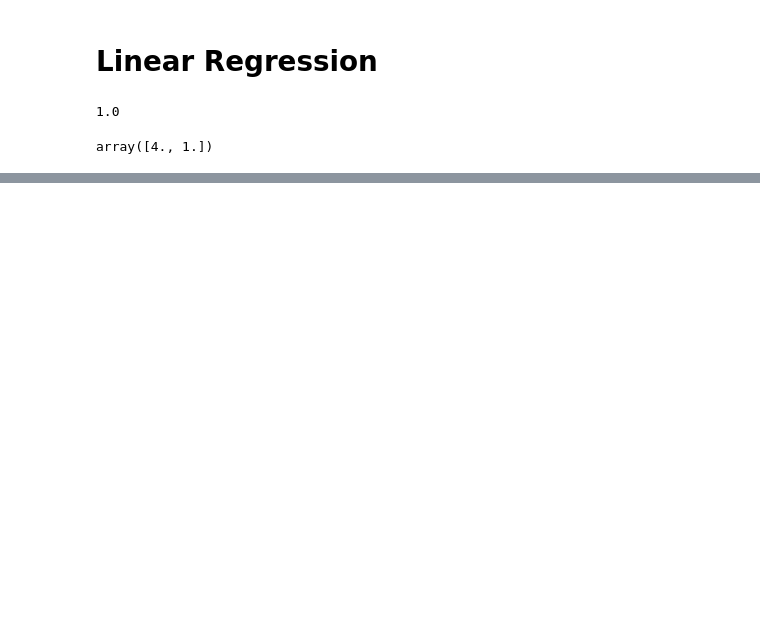
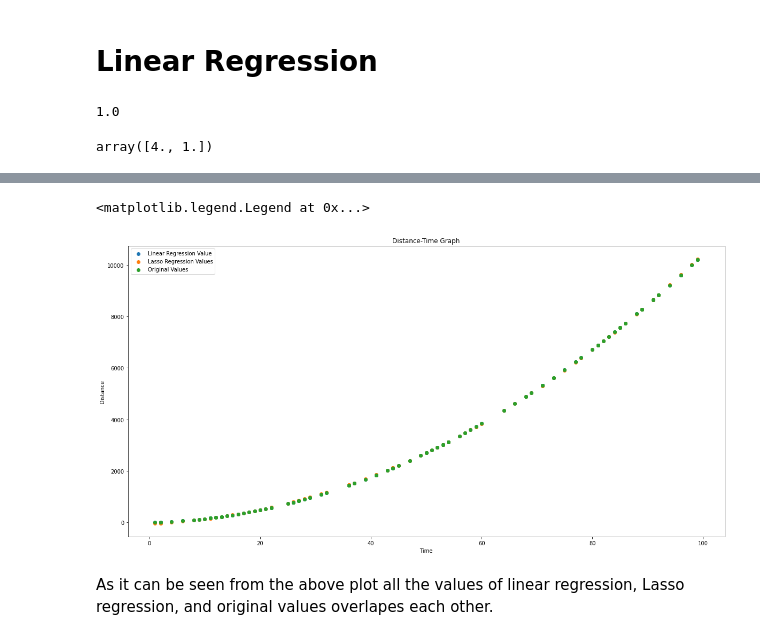
Before and after one commit to shubhamDprakash/Virtue_Analytics_Assignment, a Jupyter notebook: assignment.ipynb, the cells around one changed output, grey strips where cells are left out. Cells and saved outputs as stored; diff of their text form; code cells hidden in the pictures; blank space fills up the shorter version.

Commit message:
added the lasso regression part and some plots for explanation

```diff
--- a/assignment.ipynb
+++ b/assignment.ipynb
@@ -106,0 +137,3 @@ The value of u is 3.999999999999974
+# %%
+X['1/t'] = 1 / X['t']
+X.head()
@@ -106,0 +147,5 @@ The value of u is 3.999999999999974
+# %%
+from sklearn.linear_model import Lasso
+lasso = Lasso()
+lasso.fit(X,y)
+lasso.score(X,y)
@@ -106,0 +171,3 @@ The value of u is 3.999999999999974
+# %%
+LR_value = model.intercept_ + X['t']*model.coef_[0] + X['t2']*model.coef_[1]
+LR_value
@@ -106,0 +187,3 @@ The value of u is 3.999999999999974
+# %%
+Lasso_value = lasso.intercept_ + X['t']*lasso.coef_[0] + X['t2']*lasso.coef_[1] + X['t3']*lasso.coef_[2] + X['1/t']*lasso.coef_[3]
+Lasso_value
@@ -106,0 +203,13 @@ The value of u is 3.999999999999974
+# %%
+plt.scatter(t, LR_value)
+plt.scatter(t, Lasso_value)
+plt.scatter(t,s)
+plt.xlabel('Time')
+plt.ylabel('Distance')
+plt.title('Distance-Time Graph')
+plt.legend(["Linear Regression Value", "Lasso Regression Values", "Original Values"])
+# %% [output]
+<matplotlib.legend.Legend at 0x...>
+[figure, added]
+# %% [markdown]
+As it can be seen from the above plot all the values of linear regression, Lasso regression, and original values overlapes each other.
```
Also changed, not shown: parts of 19 cells of this notebook.
